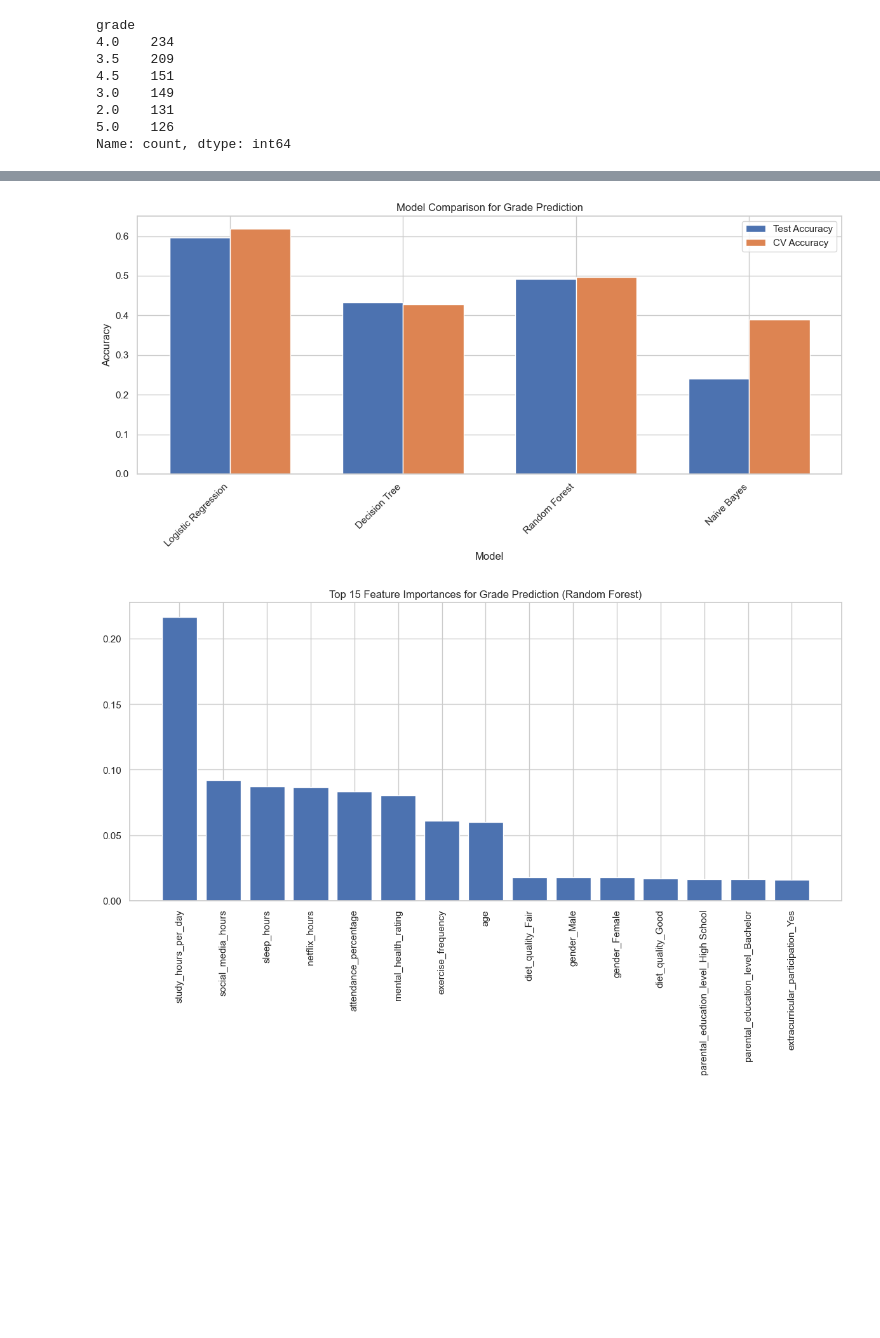
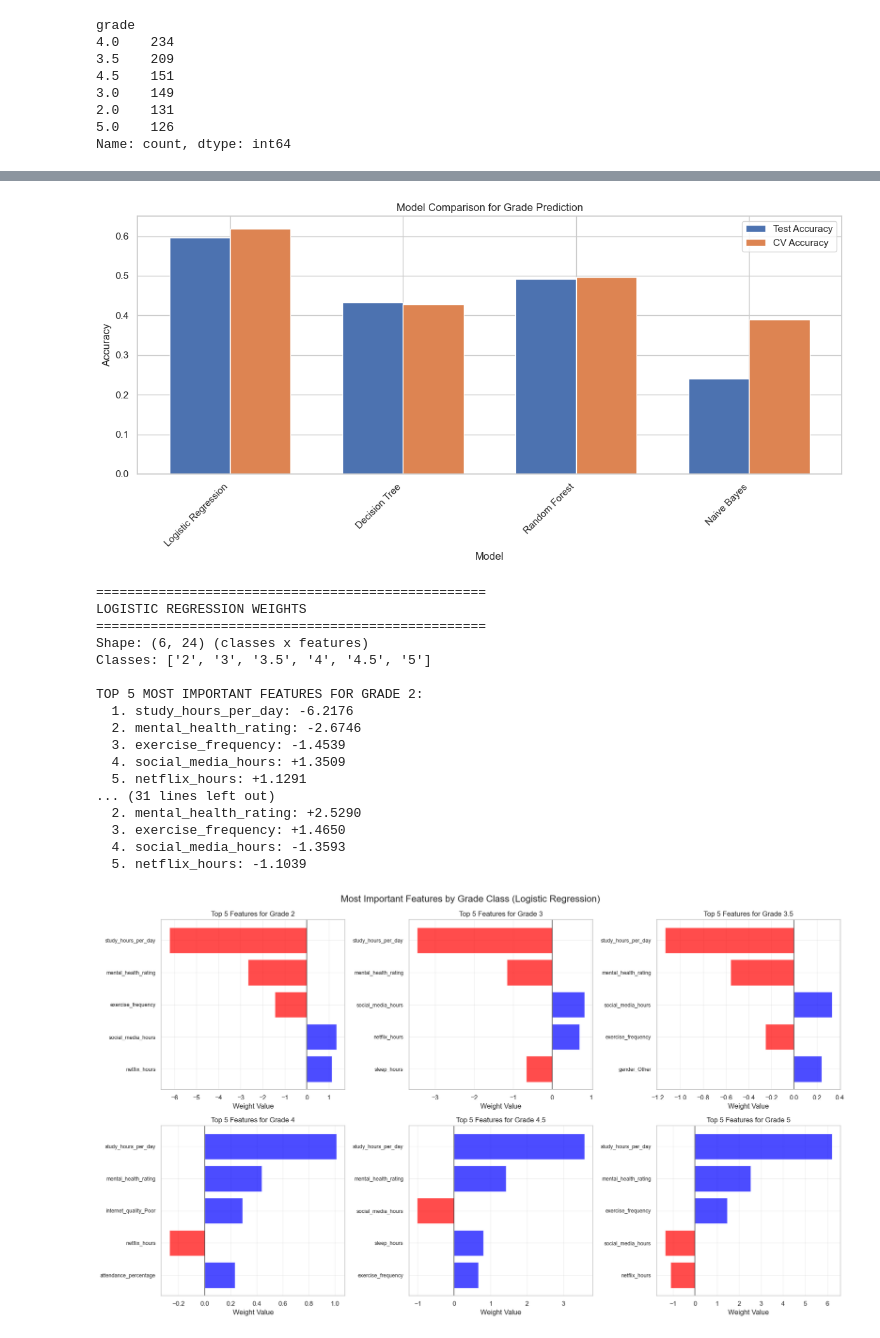
Before and after one commit to jakubradziejewski/students_performance_analysis, a Jupyter notebook: combined_EDA_final.ipynb, the cells around one changed output, grey strips where cells are left out. Cells and saved outputs as stored; diff of their text form; code cells hidden in the pictures; blank space fills up the shorter version.

Commit message:
feat/plots for logistic regression

```diff
--- a/combined_EDA_final.ipynb
+++ b/combined_EDA_final.ipynb
@@ -561,6 +561,66 @@ plt.legend()
 plt.tight_layout()
 plt.show()
 
+if "Logistic Regression" in pipelines:
+    print("\n" + "="*50)
+    print("LOGISTIC REGRESSION WEIGHTS")
+    print("="*50)
+
+    lr_pipeline = pipelines["Logistic Regression"]
+    lr_model = lr_pipeline.named_steps['classifier']
+
+    fitted_preprocessor = lr_pipeline.named_steps['preprocessor']
+    ohe = fitted_preprocessor.transformers_[1][1]
+    cat_features = ohe.get_feature_names_out(categorical_cols)
+    all_feature_names = numerical_cols + list(cat_features)
+
+    weights = lr_model.coef_
+    classes = ["2", "3", "3.5", "4", "4.5", "5"]
+
+    print(f"Shape: {weights.shape} (classes x features)")
+    print(f"Classes: {classes}")
+    print()
+
+    for class_idx, class_name in enumerate(classes):
+        print(f"TOP 5 MOST IMPORTANT FEATURES FOR GRADE {class_name}:")
+
+        feature_weights = [(all_feature_names[i], weights[class_idx, i])
+                          for i in range(len(all_feature_names))]
+
+        feature_weights.sort(key=lambda x: abs(x[1]), reverse=True)
+
+        for i, (feature_name, weight) in enumerate(feature_weights[:5]):
+            sign = "+" if weight >= 0 else ""
+            print(f"  {i+1}. {feature_name}: {sign}{weight:.4f}")
+        print()
+    fig, axes = plt.subplots(2, 3, figsize=(18, 10))
+    axes = axes.flatten()
+
+    for class_idx, class_name in enumerate(classes):
+        ax = axes[class_idx]
+
+        feature_weights = [(all_feature_names[i], weights[class_idx, i])
+                          for i in range(len(all_feature_names))]
+        feature_weights.sort(key=lambda x: abs(x[1]), reverse=True)
+
+        top_5 = feature_weights[:5]
+        features = [pair[0] for pair in top_5]
+        values = [pair[1] for pair in top_5]
+
+        colors = ['red' if x < 0 else 'blue' for x in values]
+
+        ax.barh(range(len(features)), values, color=colors, alpha=0.7)
+        ax.set_yticks(range(len(features)))
+        ax.set_yticklabels(features, fontsize=9)
+        ax.set_xlabel('Weight Value')
+        ax.set_title(f'Top 5 Features for Grade {class_name}')
+        ax.grid(True, alpha=0.3)
+        ax.axvline(x=0, color='black', linestyle='-', alpha=0.5)
+        ax.invert_yaxis()
+    plt.tight_layout()
+    plt.suptitle('Most Important Features by Grade Class (Logistic Regression)',
+                 fontsize=16, y=1.02)
+    plt.show()
 if "Random Forest" in pipelines:
     rf_pipeline = pipelines["Random Forest"]
     rf_model = rf_pipeline.named_steps['classifier']
@@ -629,31 +689,48 @@ Classification Report:
            2       0.71      0.73      0.72        33
            3       0.46      0.29      0.35        38
          3.5       0.37      0.42      0.40        52
            4       0.41      0.57      0.48        58
          4.5       0.45      0.26      0.33        38
            5       0.74      0.74      0.74        31
 
     accuracy                           0.49       250
    macro avg       0.52      0.50      0.50       250
 weighted avg       0.50      0.49      0.48       250
 [figure]
 Naive Bayes:
 Test Accuracy: 0.2400
 Cross-Val Accuracy: 0.3900 ± 0.0831
 
 Classification Report:
               precision    recall  f1-score   support
 
            2       0.17      0.97      0.29        33
            3       0.20      0.05      0.08        38
          3.5       0.00      0.00      0.00        52
            4       0.00      0.00      0.00        58
          4.5       0.33      0.08      0.13        38
            5       0.77      0.74      0.75        31
 
     accuracy                           0.24       250
    macro avg       0.24      0.31      0.21       250
 weighted avg       0.20      0.24      0.16       250
 [figure]
 [figure]
+==================================================
+LOGISTIC REGRESSION WEIGHTS
+==================================================
+Shape: (6, 24) (classes x features)
+Classes: ['2', '3', '3.5', '4', '4.5', '5']
+
+TOP 5 MOST IMPORTANT FEATURES FOR GRADE 2:
+  1. study_hours_per_day: -6.2176
+  2. mental_health_rating: -2.6746
+  3. exercise_frequency: -1.4539
+  4. social_media_hours: +1.3509
+  5. netflix_hours: +1.1291
+... (31 lines left out)
+  2. mental_health_rating: +2.5290
+  3. exercise_frequency: +1.4650
+  4. social_media_hours: -1.3593
+  5. netflix_hours: -1.1039
-[figure, old version]
+[figure, new version]
```
Also changed, not shown: parts of 2 cells of this notebook.
